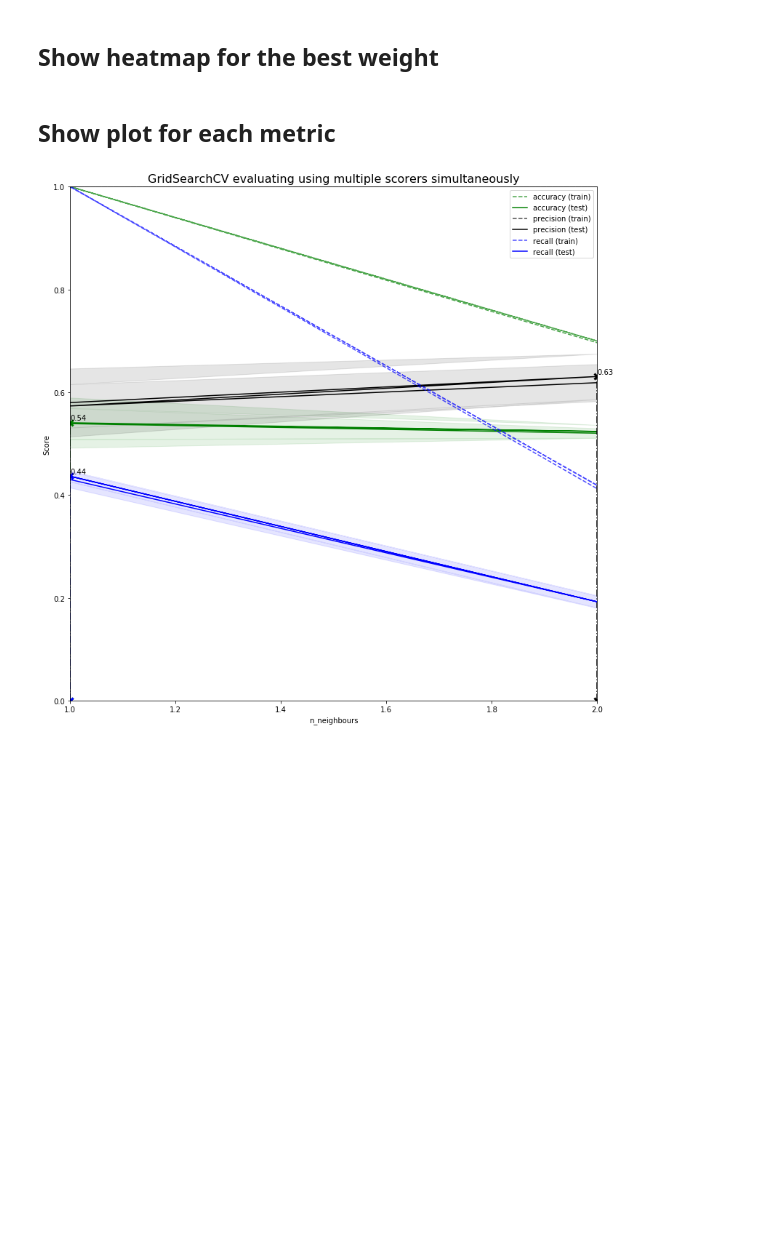
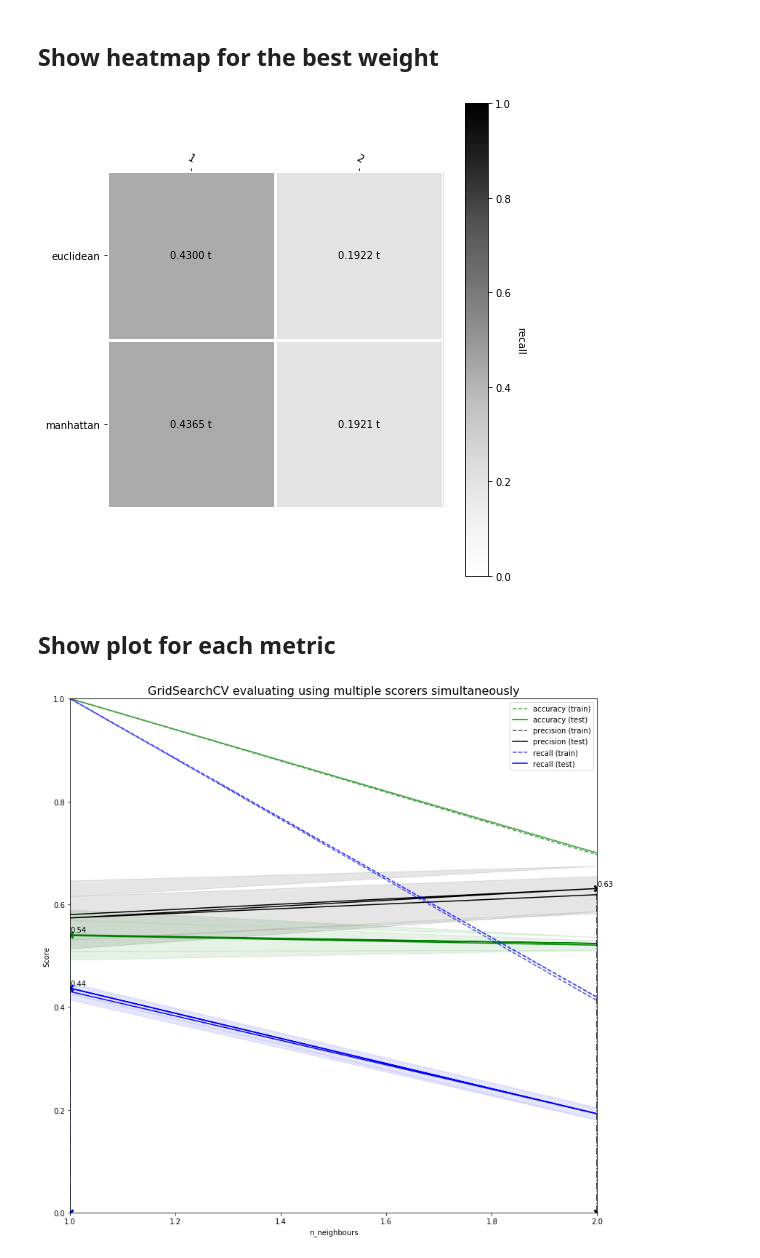
Before and after one commit to yordwynn/ElementaryPose, a Jupyter notebook: notebooks/kNN.ipynb, the cells around one changed output. Drawn from its saved outputs; the diff is of its cells as text; code cells hidden in the pictures; blank space fills up the shorter version.

```diff
--- a/notebooks/kNN.ipynb
+++ b/notebooks/kNN.ipynb
@@ -174,3 +107,27 @@ plt.show()
+# %%
+from heat_map import heatmap, annotate_heatmap
+
+weights = ["uniform", "distance"]
+metric = ["euclidean", "manhattan"]
+n_neighbors = range(1, 3)
+
+mean_test_recall = results['mean_test_recall']
+mean_test_recall = mean_test_recall.reshape((2, 2, 2))
+mean_test_recall = mean_test_recall.transpose(2, 0, 1)
+mean_test_recall = mean_test_recall[0]
+
+
+plt.rcParams["figure.figsize"]=[7, 7]
+fig, ax = plt.subplots()
+
+im, cbar = heatmap(mean_test_recall, metric, n_neighbors, ax=ax,
+                   cmap="Greys", vmin=0, vmax=1, cbarlabel="recall")
+texts = annotate_heatmap(im, valfmt="{x:.4f} t", textcolors=["black", "white"], threshold=0.5)
+
+fig.tight_layout()
+plt.show()
+# %% [output]
+[figure, added]
 # %% [markdown]
 ## Show plot for each metric
 # %%
```
Also changed, not shown: parts of 3 cells of this notebook, 1 other file.
